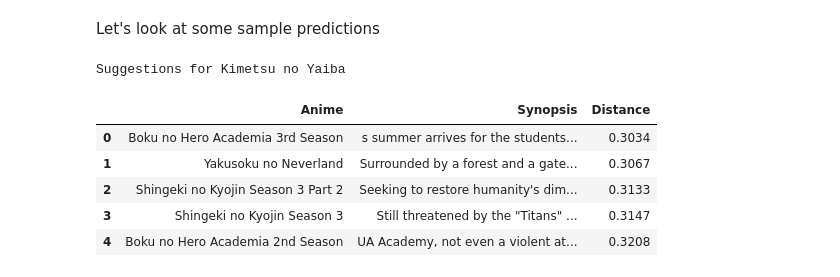
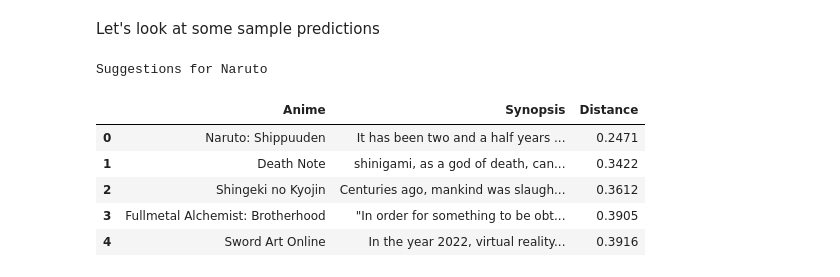
Before and after one commit to artilexx/Anime-Recommendations, a Jupyter notebook: main.ipynb, the cells around one changed output. Drawn from its saved outputs; the diff is of its cells as text; code cells hidden in the pictures.

Commit message:
Added user input to recommendation

```diff
--- a/main.ipynb
+++ b/main.ipynb
@@ -65,18 +92,13 @@ pivottable
 # %%
-matrix = csr_matrix(pivottable.values)
-model = NearestNeighbors(metric="cosine", algorithm= 'brute')
-model.fit(matrix)
-pd.set_option('display.max_colwidth', None)
+def predict(anime_name):
 
-def predict():
-    random_anime = np.random.choice(pivottable.shape[0]) # This will choose a random anime for the model to make recommendations on
-    query = pivottable.iloc[random_anime, :].values.reshape(1, -1)
+    query = pivottable.loc[anime_name, :].values.reshape(1, -1)
     distance, suggestions = model.kneighbors(query, n_neighbors=6)
 
     data = []
     for i in range(0, len(distance.flatten())):
         if i == 0:
-            print("Suggestions for {}".format(pivottable.index[random_anime]))
+            print("Suggestions for {}".format(anime_name))
         else:
             details = []
             details.append(pivottable.index[suggestions.flatten()[i]])
@@ -88,12 +110,12 @@ def predict():
 # %% [markdown]
 Let's look at some sample predictions
 # %%
-predict()
+predict("Naruto")
 # %% [output]
-Suggestions for Kimetsu no Yaiba
+Suggestions for Naruto
 |  | Anime | Synopsis | Distance |
-| 0 | Boku no Hero Academia 3rd Season | s summer arrives for the students... | 0.3034 |
-| 1 | Yakusoku no Neverland | Surrounded by a forest and a gate... | 0.3067 |
-| 2 | Shingeki no Kyojin Season 3 Part 2 | Seeking to restore humanity's dim... | 0.3133 |
-| 3 | Shingeki no Kyojin Season 3 | Still threatened by the "Titans" ... | 0.3147 |
-| 4 | Boku no Hero Academia 2nd Season | UA Academy, not even a violent at... | 0.3208 |
+| 0 | Naruto: Shippuuden | It has been two and a half years ... | 0.2471 |
+| 1 | Death Note | shinigami, as a god of death, can... | 0.3422 |
+| 2 | Shingeki no Kyojin | Centuries ago, mankind was slaugh... | 0.3612 |
+| 3 | Fullmetal Alchemist: Brotherhood | "In order for something to be obt... | 0.3905 |
+| 4 | Sword Art Online | In the year 2022, virtual reality... | 0.3916 |
```
Also changed, not shown: parts of 9 cells of this notebook.
